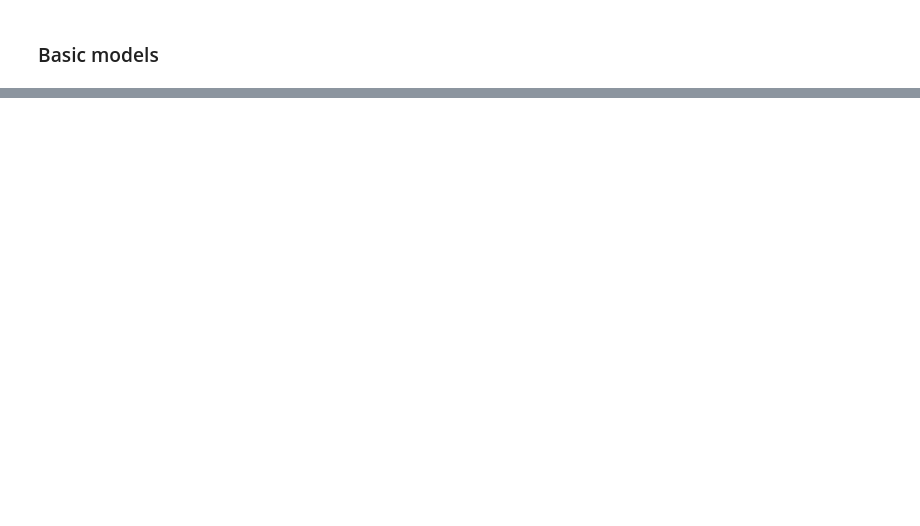
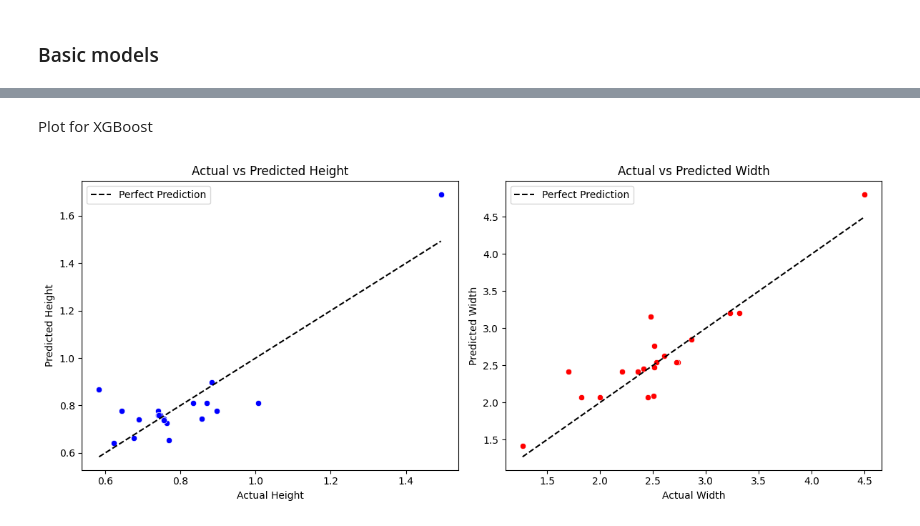
Before and after one commit to matsimlab/robocasting-ml, a Jupyter notebook: analysis.ipynb, the cells around one changed output, grey strips where cells are left out. Saved outputs shown, nothing was run; the diff lists cells and outputs as text; code cells hidden in the pictures; blank space fills up the shorter version.

```diff
--- a/analysis.ipynb
+++ b/analysis.ipynb
@@ -237,0 +277,32 @@ y_val
+# %% [markdown]
+Plot for XGBoost
+# %%
+import seaborn as sns
+import matplotlib.pyplot as plt
+
+# Create subplots
+fig, axes = plt.subplots(1, 2, figsize=(12, 5))
+
+# Scatter plot for height
+sns.scatterplot(x=y_val["height_average"], y=y_val["height_predicted"], ax=axes[0], color="blue")
+axes[0].plot([y_val["height_average"].min(), y_val["height_average"].max()],
+             [y_val["height_average"].min(), y_val["height_average"].max()], 'k--', label="Perfect Prediction")
+axes[0].set_xlabel("Actual Height")
+axes[0].set_ylabel("Predicted Height")
+axes[0].set_title("Actual vs Predicted Height")
+axes[0].legend()
+
+# Scatter plot for width
+sns.scatterplot(x=y_val["width_average"], y=y_val["width_predicted"], ax=axes[1], color="red")
+axes[1].plot([y_val["width_average"].min(), y_val["width_average"].max()],
+             [y_val["width_average"].min(), y_val["width_average"].max()], 'k--', label="Perfect Prediction")
+axes[1].set_xlabel("Actual Width")
+axes[1].set_ylabel("Predicted Width")
+axes[1].set_title("Actual vs Predicted Width")
+axes[1].legend()
+
+# Show the plots
+plt.tight_layout()
+plt.show()
+# %% [output]
+[figure, added]
```
Also changed, not shown: parts of 14 cells of this notebook.
